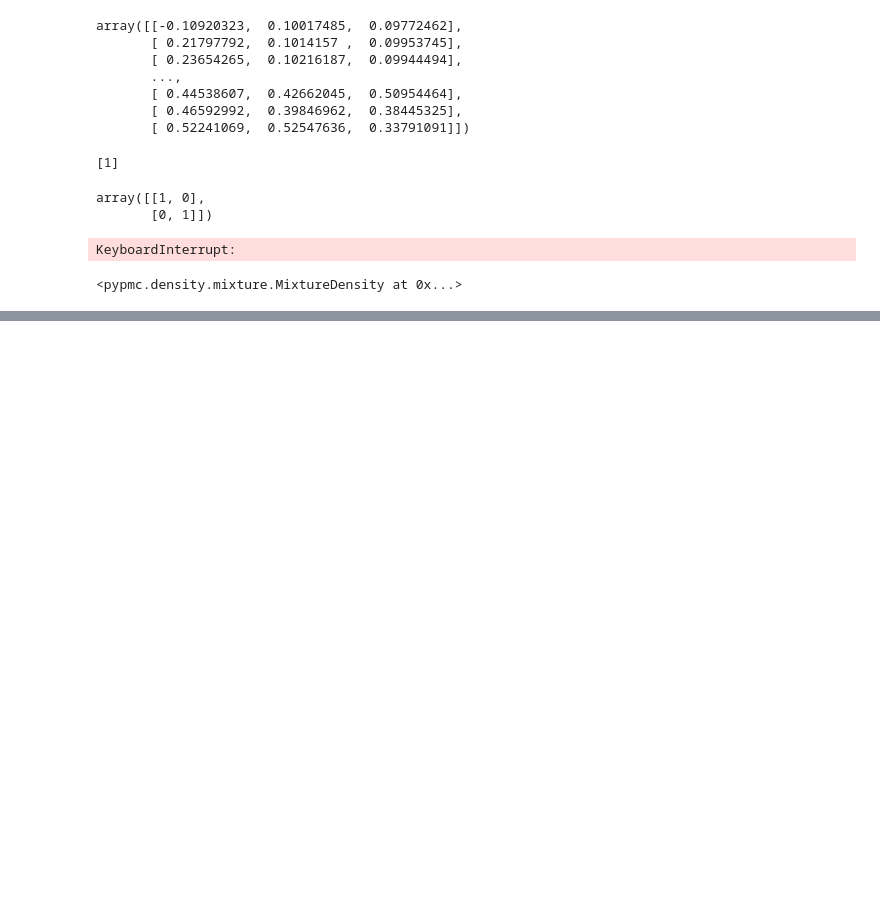
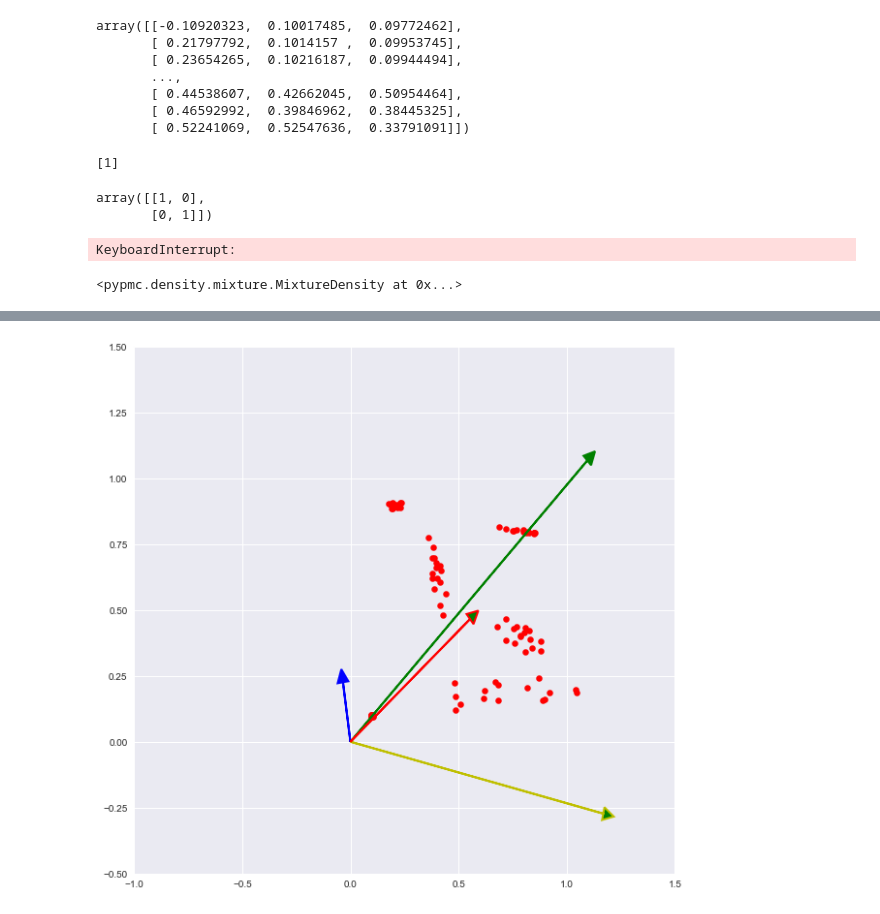
Before and after one commit to mehdisebbar/kl-aggregation, a Jupyter notebook: weight_vector_simulations_paper/weight_vector_estim_code/clustering.ipynb, the cells around one changed output, grey strips where cells are left out. Cells and saved outputs as stored; diff of their text form; code cells hidden in the pictures; blank space fills up the shorter version.

```diff
--- a/weight_vector_simulations_paper/weight_vector_estim_code/clustering.ipynb
+++ b/weight_vector_simulations_paper/weight_vector_estim_code/clustering.ipynb
@@ -812,0 +912,2 @@ from simu_clustering import simu
+# %%
+bg = BasicGen(dim=2)
@@ -812,0 +931,21 @@ from simu_clustering import simu
+# %%
+pc0= pc.components_[0]+np.mean(X, axis=0)
+pc1= pc.components_[1]+np.mean(X, axis=0)
+pc2= pc.components_[2]+np.mean(X, axis=0)
+pc3= pc.components_[3]+np.mean(X, axis=0)
+# %%
+fig = plt.figure(figsize=(10,10))
+ax = fig.add_subplot(111)
+plt.xlim(-1, 1.5)
+plt.ylim(-0.5, 1.5)
+#plt.zlim(-1,2)
+x,y = X[:,1], X[:,2]
+ax.scatter(x, y , c = 'red', marker = '.', linewidth = 3)
+ax.arrow(0, 0, pc0[0], pc0[1], lw = 2, head_width=0.05, head_length=0.05, fc='b', ec='b')
+ax.arrow(0, 0, pc1[0], pc1[1], lw = 2, head_width=0.05, head_length=0.05, fc='g', ec='g')
+ax.arrow(0, 0, pc2[0], pc2[1], lw = 2, head_width=0.05, head_length=0.05, fc='g', ec='y')
+ax.arrow(0, 0, pc3[0], pc3[1], lw = 2, head_width=0.05, head_length=0.05, fc='g', ec='r')
+
+plt.show()
+# %% [output]
+[figure, added]
```
Also changed, not shown: parts of 47 cells of this notebook, 2 other files.
